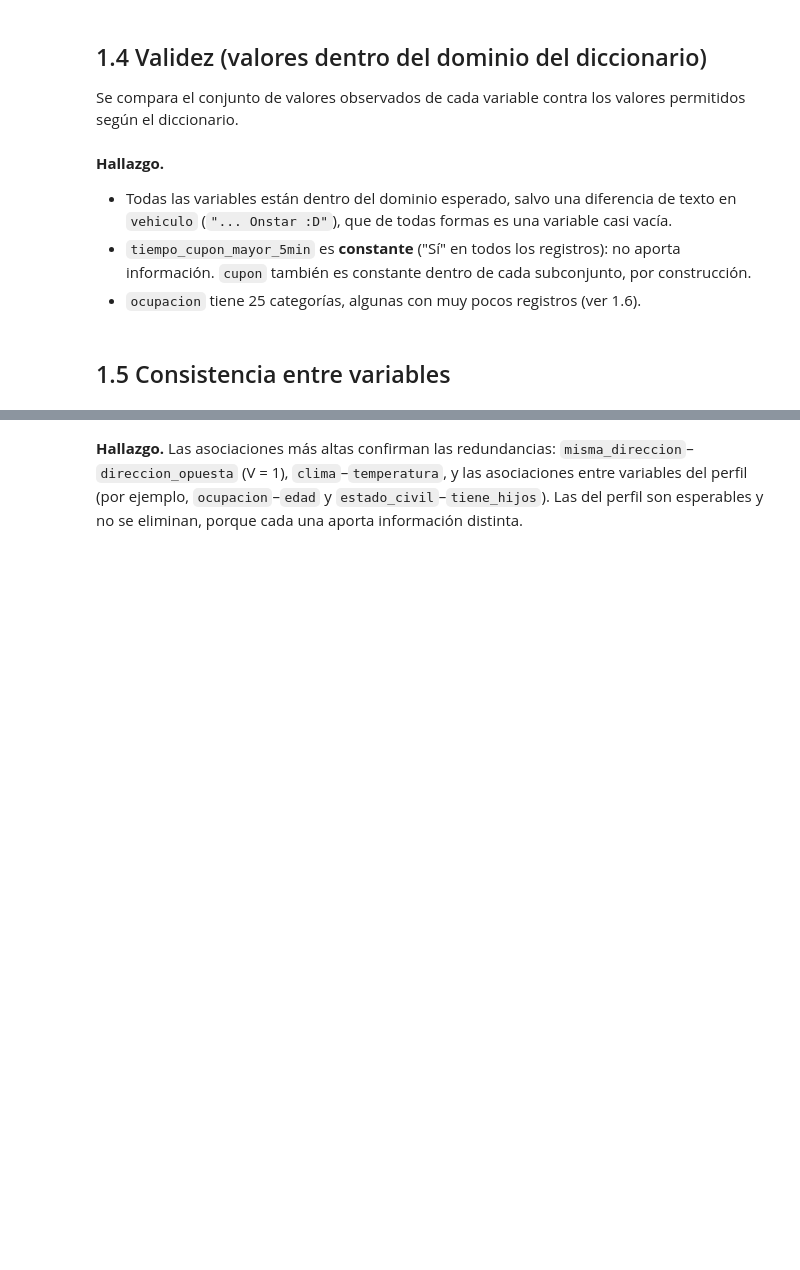
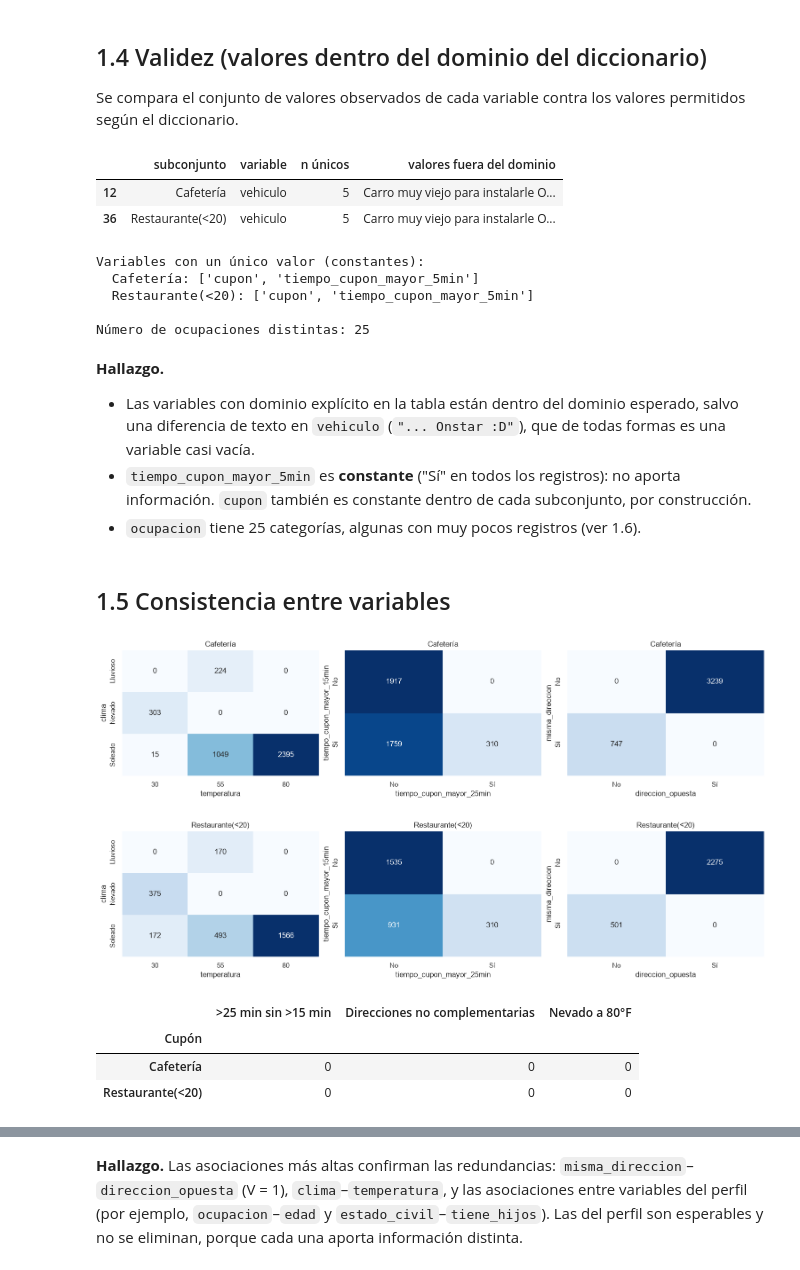
Before and after one commit to vergarave/lab3_ML, a Jupyter notebook: Lab3_Clasificacion.ipynb, the cells around one changed output, grey strips where cells are left out. Cells and saved outputs as stored; diff of their text form; code cells hidden in the pictures; blank space fills up the shorter version.

```diff
--- a/Lab3_Clasificacion.ipynb
+++ b/Lab3_Clasificacion.ipynb
@@ -76,2 +135,4 @@ for c, df in subconjuntos.items():
 # %%
-subconjuntos['Cafetería'].describe(include='all').T
+for c, df in subconjuntos.items():
+    display(Markdown(f'**Estadísticas descriptivas — {c}**'))
+    display(df.describe(include='all').T)
@@ -159,27 +275,48 @@ for c, df in subconjuntos.items():
                       'valores fuera del dominio': ', '.join(map(str, fuera)) if fuera else '—'})
 validez = pd.DataFrame(filas)
 validez[validez['valores fuera del dominio'] != '—']
+# %% [output]
+|  | subconjunto | variable | n únicos | valores fuera del dominio |
+| 12 | Cafetería | vehiculo | 5 | Carro muy viejo para instalarle O... |
+| 36 | Restaurante(<20) | vehiculo | 5 | Carro muy viejo para instalarle O... |
 # %%
 print('Variables con un único valor (constantes):')
 for c, df in subconjuntos.items():
     print(f'  {c}:', [col for col in df.columns if df[col].nunique() == 1])
 print('\nNúmero de ocupaciones distintas:', data['ocupacion'].nunique())
+# %% [output]
+Variables con un único valor (constantes):
+  Cafetería: ['cupon', 'tiempo_cupon_mayor_5min']
+  Restaurante(<20): ['cupon', 'tiempo_cupon_mayor_5min']
+
+Número de ocupaciones distintas: 25
 # %% [markdown]
 **Hallazgo.**
-- Todas las variables están dentro del dominio esperado, salvo una diferencia de texto en `vehiculo` (`"... Onstar :D"`), que de todas formas es una variable casi vacía.
+- Las variables con dominio explícito en la tabla están dentro del dominio esperado, salvo una diferencia de texto en `vehiculo` (`"... Onstar :D"`), que de todas formas es una variable casi vacía.
 - `tiempo_cupon_mayor_5min` es **constante** ("Sí" en todos los registros): no aporta información. `cupon` también es constante dentro de cada subconjunto, por construcción.
 - `ocupacion` tiene 25 categorías, algunas con muy pocos registros (ver 1.6).
 # %% [markdown]
 ## 1.5 Consistencia entre variables
 # %%
+consistencia = []
+for c, df in subconjuntos.items():
+    consistencia.append({'Cupón': c,
+        '>25 min sin >15 min': ((df['tiempo_cupon_mayor_25min'] == 'Sí') & (df['tiempo_cupon_mayor_15min'] == 'No')).sum(),
+        'Direcciones no complementarias': (df['misma_direccion'] == df['direccion_opuesta']).sum(),
+        'Nevado a 80°F': ((df['clima'] == 'Nevado') & (df['temperatura'] == 80)).sum()})
+    fig, axes = plt.subplots(1, 3, figsize=(15, 3.6), constrained_layout=True)
+    for ax, (a, b) in zip(axes, [('clima', 'temperatura'), ('tiempo_cupon_mayor_15min', 'tiempo_cupon_mayor_25min'), ('misma_direccion', 'direccion_opuesta')]):
+        sns.heatmap(pd.crosstab(df[a], df[b]), annot=True, fmt='d', cmap='Blues', cbar=False, ax=ax)
+        ax.set_title(c)
+    plt.show()
+display(pd.DataFrame(consistencia).set_index('Cupón'))
 df_c = subconjuntos['Cafetería']
-fig, axes = plt.subplots(1, 3, figsize=(15, 3.6), constrained_layout=True)
-sns.heatmap(pd.crosstab(data['clima'], data['temperatura']), annot=True, fmt='d', cmap='Blues', cbar=False, ax=axes[0])
-axes[0].set_title('clima vs temperatura')
-sns.heatmap(pd.crosstab(data['tiempo_cupon_mayor_15min'], data['tiempo_cupon_mayor_25min']), annot=True, fmt='d', cmap='Blues', cbar=False, ax=axes[1])
-axes[1].set_title('tiempo >15 min vs tiempo >25 min')
-sns.heatmap(pd.crosstab(data['misma_direccion'], data['direccion_opuesta']), annot=True, fmt='d', cmap='Blues', cbar=False, ax=axes[2])
-axes[2].set_title('misma_direccion vs direccion_opuesta')
-plt.show()
+# %% [output]
+[figure, added]
+[figure, added]
+|  | >25 min sin >15 min | Direcciones no complementarias | Nevado a 80°F |
+| Cupón |  |  |  |
+| Cafetería | 0 | 0 | 0 |
+| Restaurante(<20) | 0 | 0 | 0 |
 # %% [markdown]
 **Hallazgo.**
```
Also changed, not shown: parts of 53 cells of this notebook, 7 other files.
